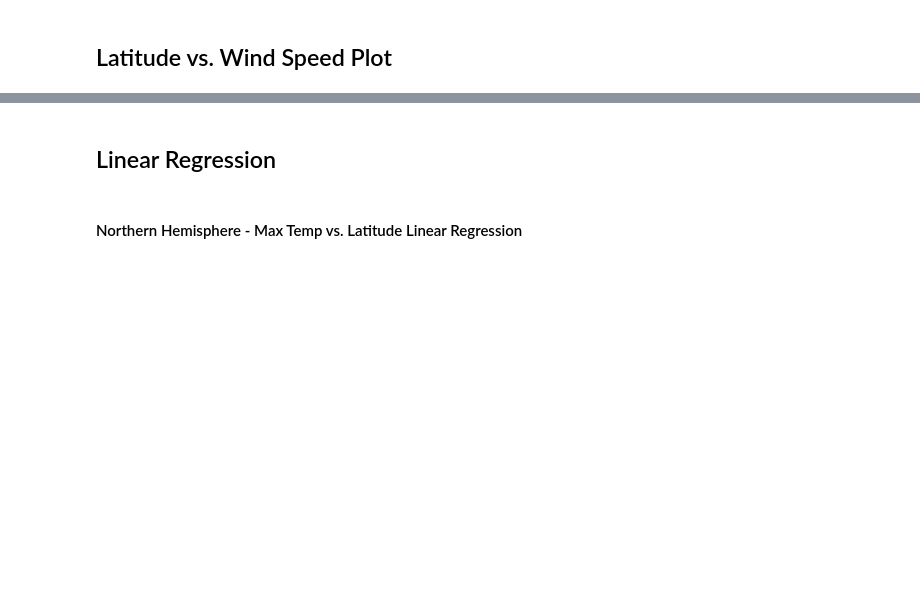
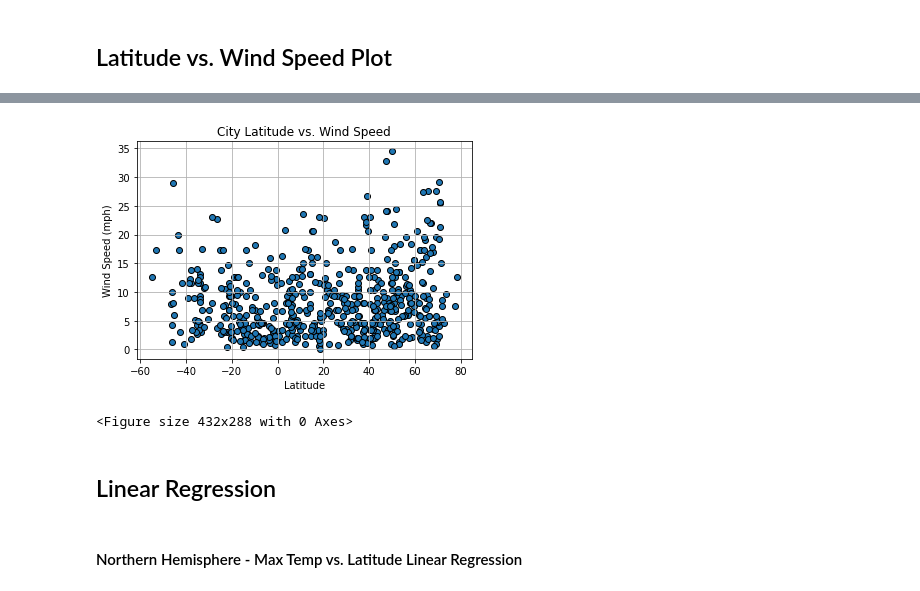
Before and after one commit to Ryan-Essss/python-api-challenge, a Jupyter notebook: WeatherPy/WeatherPy.ipynb, the cells around one changed output, grey strips where cells are left out. Saved outputs shown, nothing was run; the diff lists cells and outputs as text; code cells hidden in the pictures; blank space fills up the shorter version.

```diff
--- a/WeatherPy/WeatherPy.ipynb
+++ b/WeatherPy/WeatherPy.ipynb
@@ -258,3 +272,18 @@ plt.savefig('output_data/latitude_vs_temp.png')
+# %%
+plt.scatter(clean_city_data['Lat'],clean_city_data['Wind Speed (mph)'],
+           edgecolors = 'black')
+
+# clb = plt.colorbar()
+plt.xlabel('Latitude')
+plt.ylabel('Wind Speed (mph)')
+plt.title('City Latitude vs. Wind Speed')
+# clb.set_label('Humidity', rotation = 270)
+plt.grid()
+plt.show()
+plt.savefig('output_data/latitude_vs_wind_speed.png')
+# %% [output]
+[figure, added]
+<Figure size 432x288 with 0 Axes>
 # %% [markdown]
 ## Linear Regression
 # %% [markdown]
```
Also changed, not shown: parts of 6 cells of this notebook, 3 other files.
